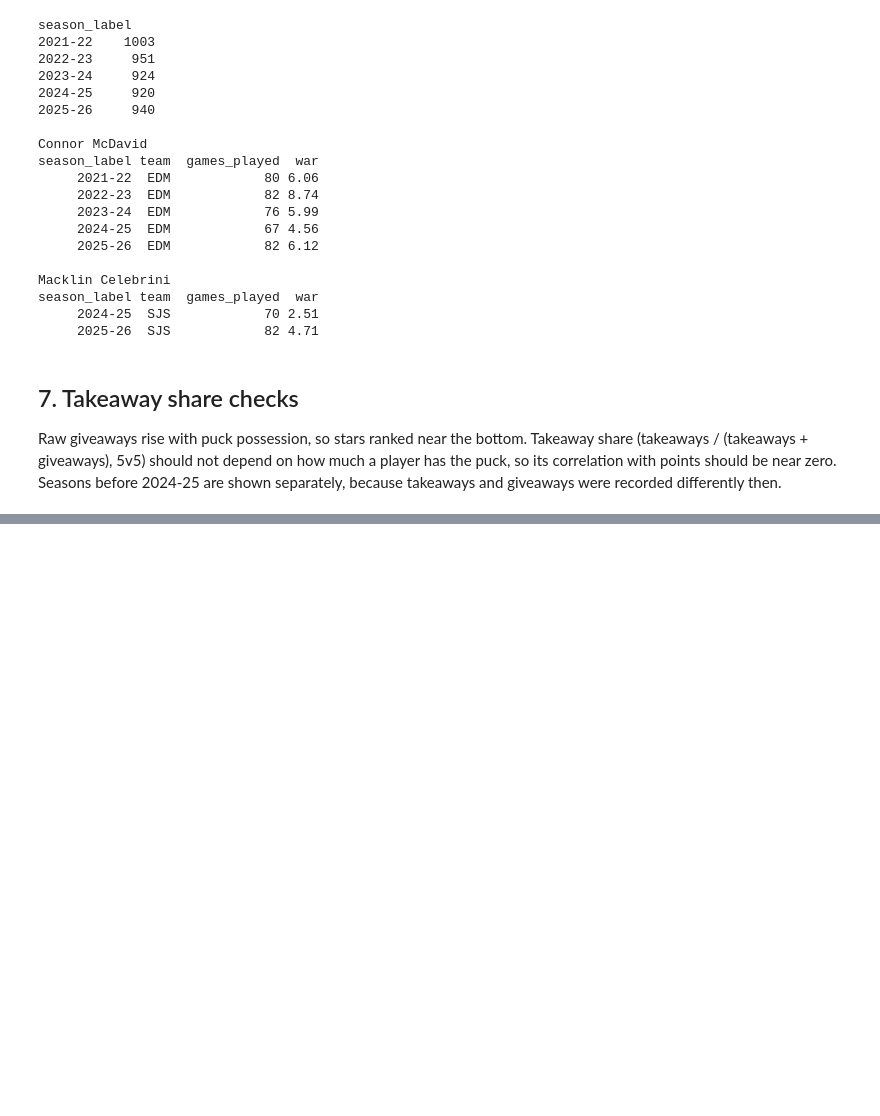
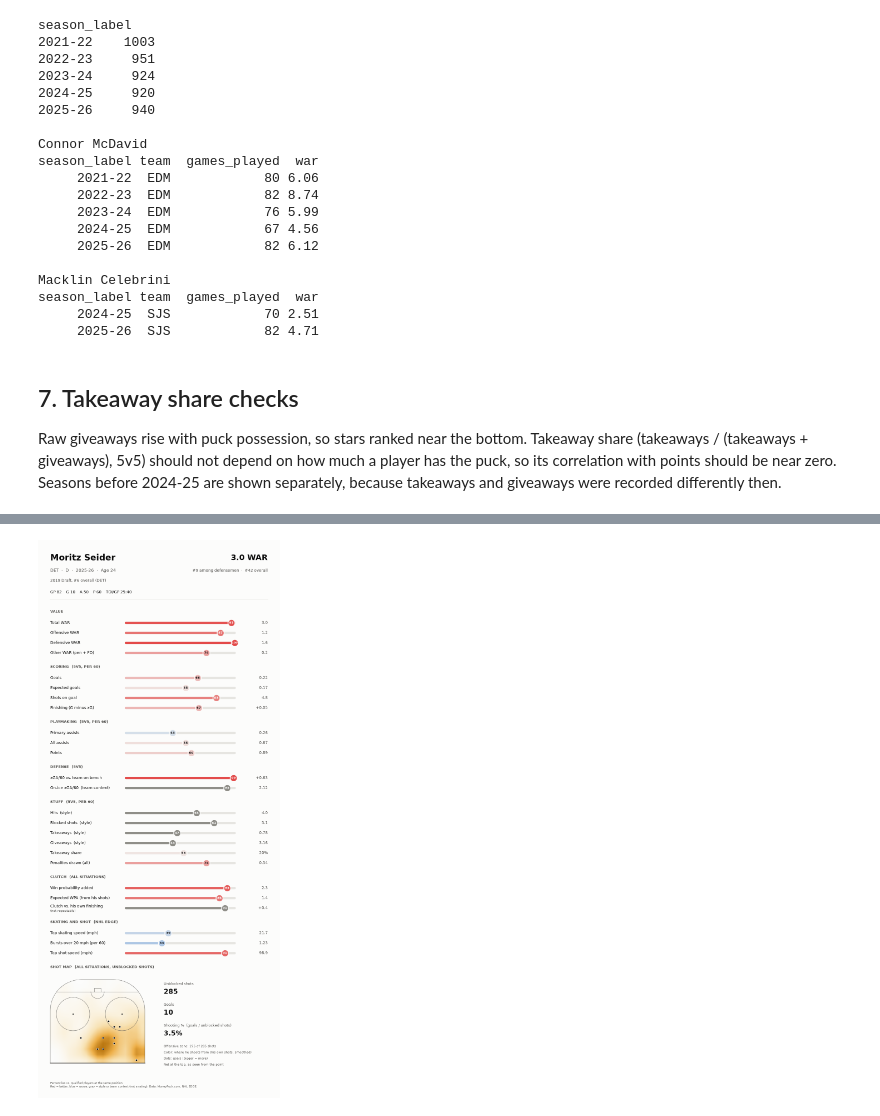
Before and after one commit to ryanc2525/hockey-war, a Jupyter notebook: notebooks/10_all_seasons.ipynb, the cells around one changed output, grey strips where cells are left out. Drawn from its saved outputs; the diff is of its cells as text; code cells hidden in the pictures; blank space fills up the shorter version.

```diff
--- a/notebooks/10_all_seasons.ipynb
+++ b/notebooks/10_all_seasons.ipynb
@@ -268,0 +274,12 @@ draw_card(seider, seider["season_label"], path=Path("../images/cards/seider_2025
+# %%
+from player_card import draw_card
+
+KEY = ["playerId", "season"]
+app = pd.read_csv(APP_DATA / "cards.csv").merge(pd.read_csv(APP_DATA / "shot_totals.csv"), on=KEY, how="left")
+grid = pd.read_csv(APP_DATA / "shot_grid.csv")
+seider = app[(app["name"] == "Moritz Seider") & (app["season"] == 2025)].iloc[0]
+seider_grid = grid[(grid["playerId"] == seider["playerId"]) & (grid["season"] == 2025)][["gx", "gy", "shots", "goals"]]
+draw_card(seider, seider["season_label"], shot_grid=seider_grid.reset_index(drop=True),
+          path=Path("../images/cards/seider_2025-26.png"));
+# %% [output]
+[figure, added]
```
Also changed, not shown: parts of 12 cells of this notebook, 7 other files.
